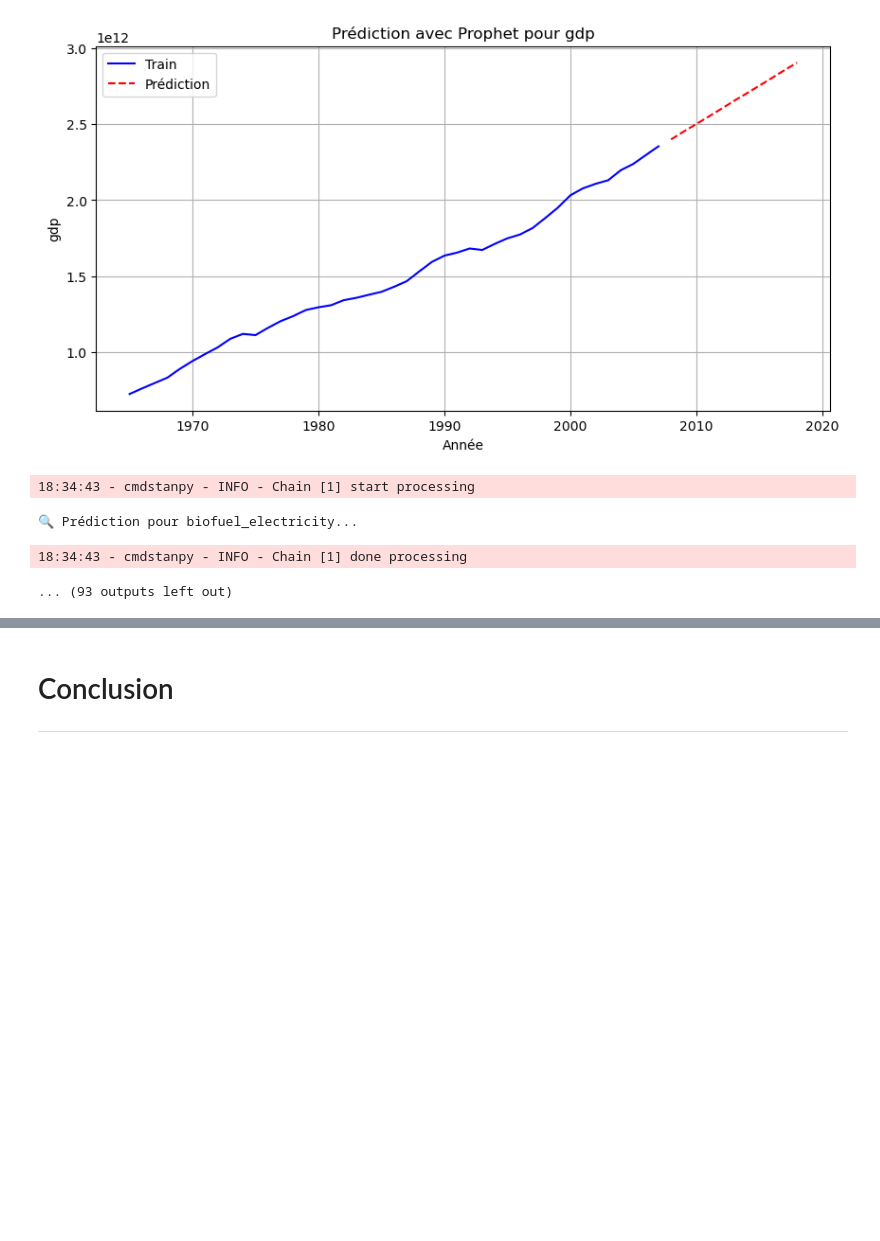
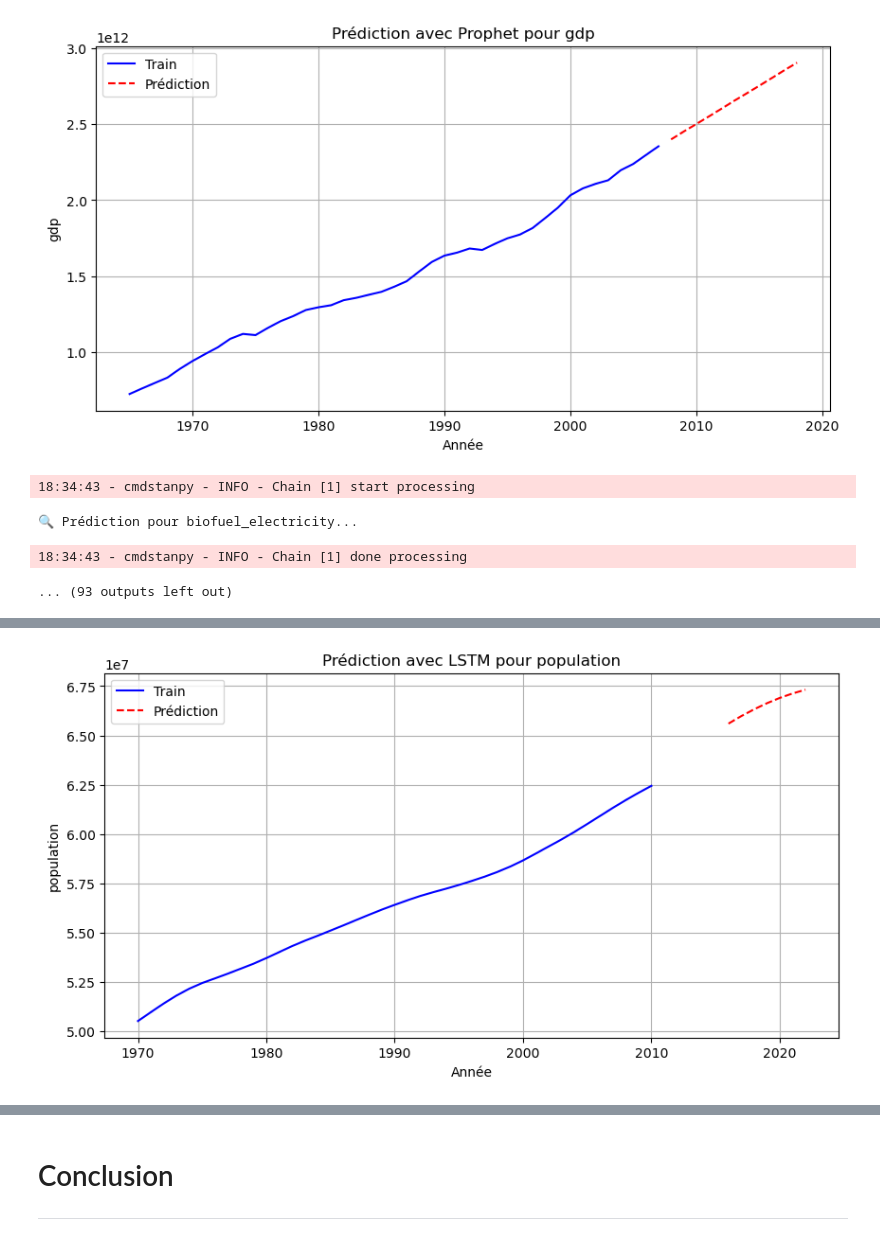
Before and after one commit to Bliights/A4_Explainability_AI, a Jupyter notebook: Project_Clément_MOLLY-MITTON_Paul_ESCALIER_Diane_VERBECQ_Raphaël_VIGNAL.ipynb, the cells around one changed output, grey strips where cells are left out. Saved outputs shown, nothing was run; the diff lists cells and outputs as text; code cells hidden in the pictures; blank space fills up the shorter version.

Commit message:
add Paul model

```diff
--- a/Project_Clément_MOLLY-MITTON_Paul_ESCALIER_Diane_VERBECQ_Raphaël_VIGNAL.ipynb
+++ b/Project_Clément_MOLLY-MITTON_Paul_ESCALIER_Diane_VERBECQ_Raphaël_VIGNAL.ipynb
@@ -960,3 +965,93 @@ print(metrics_df)
 🔍 Prédiction pour biofuel_electricity...
 18:34:43 - cmdstanpy - INFO - Chain [1] done processing
 ... (93 outputs left out)
+# %%
+# Charger les données
+df = df_fr.copy()
+
+# Exclure les colonnes non numériques et 'year'
+variables_to_predict = [col for col in df.columns if col not in ["year"]]
+
+# Stockage des résultats
+metrics = []
+
+# Boucle sur chaque variable
+for target_variable in variables_to_predict:
+    print(f"\n🔍 Prédiction pour {target_variable}...")
+
+    # Préparer les données
+    df_lstm = df[["year", target_variable]].dropna().copy()
+    df_lstm.rename(columns={"year": "ds", target_variable: "y"}, inplace=True)
+
+    if len(df_lstm) < 10:
+        print(f"⚠ Pas assez de données pour {target_variable}, on passe à la suivante.")
+        continue
+
+    # Normalisation des données
+    scaler = MinMaxScaler()
+    df_lstm["y"] = scaler.fit_transform(df_lstm["y"].values.reshape(-1, 1))
+
+    # Séparation Train/Test (80% Train - 20% Test)
+    split_index = int(len(df_lstm) * 0.8)
+    df_train = df_lstm.iloc[:split_index]
+    df_test = df_lstm.iloc[split_index:].copy()
+
+    # Création des séquences pour LSTM
+    def create_sequences(data, seq_length=5):
+        X, y = [], []
+        for i in range(len(data) - seq_length):
+            X.append(data[i:i+seq_length])
+            y.append(data[i+seq_length])
+        return np.array(X), np.array(y)
+
+    seq_length = 5
+    X_train, y_train = create_sequences(df_train["y"].values, seq_length)
+    X_test, y_test = create_sequences(df_test["y"].values, seq_length)
+
+    # Reshape pour LSTM (samples, time steps, features)
+    X_train = X_train.reshape((X_train.shape[0], X_train.shape[1], 1))
+    X_test = X_test.reshape((X_test.shape[0], X_test.shape[1], 1))
+
+    # Création du modèle LSTM
+    model = Sequential([
+        LSTM(50, activation='relu', return_sequences=True, input_shape=(seq_length, 1)),
+        LSTM(50, activation='relu'),
+        Dense(1)
+    ])
+
+    model.compile(optimizer='adam', loss='mse')
+
+    # Entraînement
+    model.fit(X_train, y_train, epochs=50, batch_size=16, verbose=0)
+
+    # Prédiction
+    y_pred = model.predict(X_test)
+
+    # Inverse transform des données
+    y_test_inv = scaler.inverse_transform(y_test.reshape(-1, 1))
+    y_pred_inv = scaler.inverse_transform(y_pred)
+
+    # Évaluation
+    mae = mean_absolute_error(y_test_inv, y_pred_inv)
+    rmse = np.sqrt(mean_squared_error(y_test_inv, y_pred_inv))
+
+    print(f"📊 Évaluation pour {target_variable} - MAE: {mae:.2f}, RMSE: {rmse:.2f}")
+
+    metrics.append({"Variable": target_variable, "MAE": mae, "RMSE": rmse})
+
+    # Affichage des résultats
+    plt.figure(figsize=(10, 5))
+    plt.plot(df_train["ds"].values[seq_length:], scaler.inverse_transform(df_train["y"].values[seq_length:].reshape(-1, 1)), label="Train", color="blue")
+    plt.plot(df_test["ds"].values[seq_length:], y_pred_inv, label="Prédiction", color="red", linestyle="dashed")
+    plt.xlabel("Année")
+    plt.ylabel(target_variable)
+    plt.title(f"Prédiction avec LSTM pour {target_variable}")
+    plt.legend()
+    plt.grid()
+    plt.show()
+
+# Conversion des résultats en DataFrame
+metrics_df = pd.DataFrame(metrics)
+print("\n📈 Résumé des performances :")
+print(metrics_df)
+# %% [output]
@@ -962,0 +1061 @@ print(metrics_df)
+[figure, added]
```
Also changed, not shown: parts of 2 cells of this notebook.
